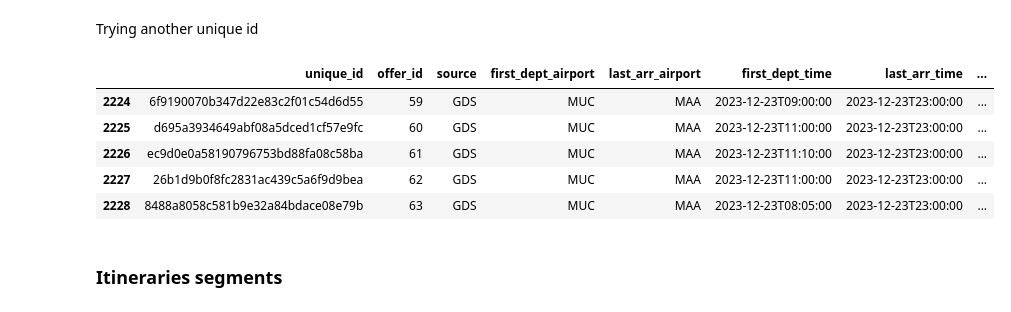
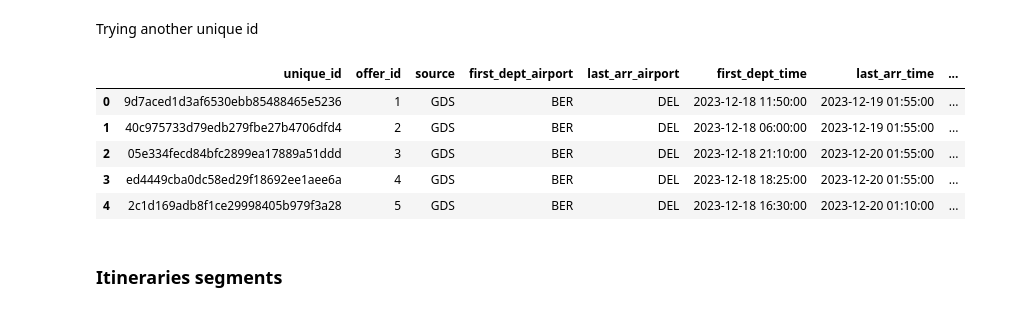
Before and after one commit to Sharvesh12/Flights-extension-MVP, a Jupyter notebook: holiday_flights.ipynb, the cells around one changed output. Saved outputs shown, nothing was run; the diff lists cells and outputs as text; code cells hidden in the pictures.

```diff
--- a/holiday_flights.ipynb
+++ b/holiday_flights.ipynb
@@ -253,18 +253,24 @@ desired_order = ['unique_id', 'offer_id', 'source','first_dept_airport','last_ar
 
 # Create a new DataFrame with columns in the desired order
 offer_df = offer_df[desired_order]
+# %%
+# converting to datetime type
+offer_df['first_dept_time'] = pd.to_datetime(offer_df['first_dept_time'])
+offer_df['last_arr_time'] = pd.to_datetime(offer_df['last_arr_time'])
 # %%
 #creating the festival flag column that differentiates between festival dates and near future dates
 offer_df['festival_flag']=1
+# Merge the DataFrames based on the date component of "first_dept_time" and "departure_dates"
+offer_df['festival'] = offer_df['first_dept_time'].dt.date.map(df_departure_arrival_dates.set_index('departure_dates')['festival'])
 # %%
-offer_df.tail()
+offer_df.head()
 # %% [output]
 |  | unique_id | offer_id | source | first_dept_airport | last_arr_airport | first_dept_time | last_arr_time | ... |
-| 2224 | 6f9190070b347d22e83c2f01c54d6d55 | 59 | GDS | MUC | MAA | 2023-12-23T09:00:00 | 2023-12-23T23:00:00 | ... |
-| 2225 | d695a3934649abf08a5dced1cf57e9fc | 60 | GDS | MUC | MAA | 2023-12-23T11:00:00 | 2023-12-23T23:00:00 | ... |
-| 2226 | ec9d0e0a58190796753bd88fa08c58ba | 61 | GDS | MUC | MAA | 2023-12-23T11:10:00 | 2023-12-23T23:00:00 | ... |
-| 2227 | 26b1d9b0f8fc2831ac439c5a6f9d9bea | 62 | GDS | MUC | MAA | 2023-12-23T11:00:00 | 2023-12-23T23:00:00 | ... |
-| 2228 | 8488a8058c581b9e32a84bdace08e79b | 63 | GDS | MUC | MAA | 2023-12-23T08:05:00 | 2023-12-23T23:00:00 | ... |
+| 0 | 9d7aced1d3af6530ebb85488465e5236 | 1 | GDS | BER | DEL | 2023-12-18 11:50:00 | 2023-12-19 01:55:00 | ... |
+| 1 | 40c975733d79edb279fbe27b4706dfd4 | 2 | GDS | BER | DEL | 2023-12-18 06:00:00 | 2023-12-19 01:55:00 | ... |
+| 2 | 05e334fecd84bfc2899ea17889a51ddd | 3 | GDS | BER | DEL | 2023-12-18 21:10:00 | 2023-12-20 01:55:00 | ... |
+| 3 | ed4449cba0dc58ed29f18692ee1aee6a | 4 | GDS | BER | DEL | 2023-12-18 18:25:00 | 2023-12-20 01:55:00 | ... |
+| 4 | 2c1d169adb8f1ce29998405b979f3a28 | 5 | GDS | BER | DEL | 2023-12-18 16:30:00 | 2023-12-20 01:10:00 | ... |
 # %% [markdown]
 ### Itineraries segments
 # %%
```
Also changed, not shown: parts of 10 cells of this notebook, 3 other files.
